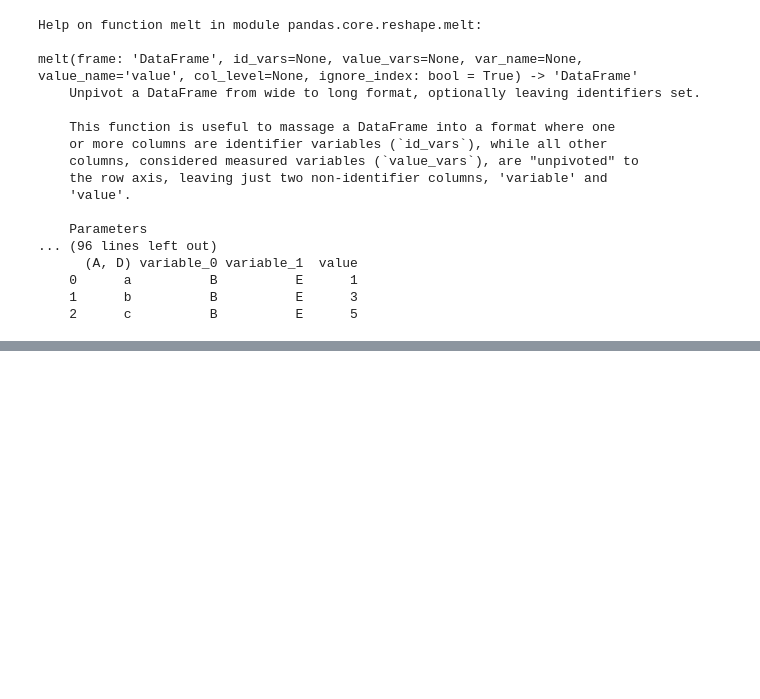
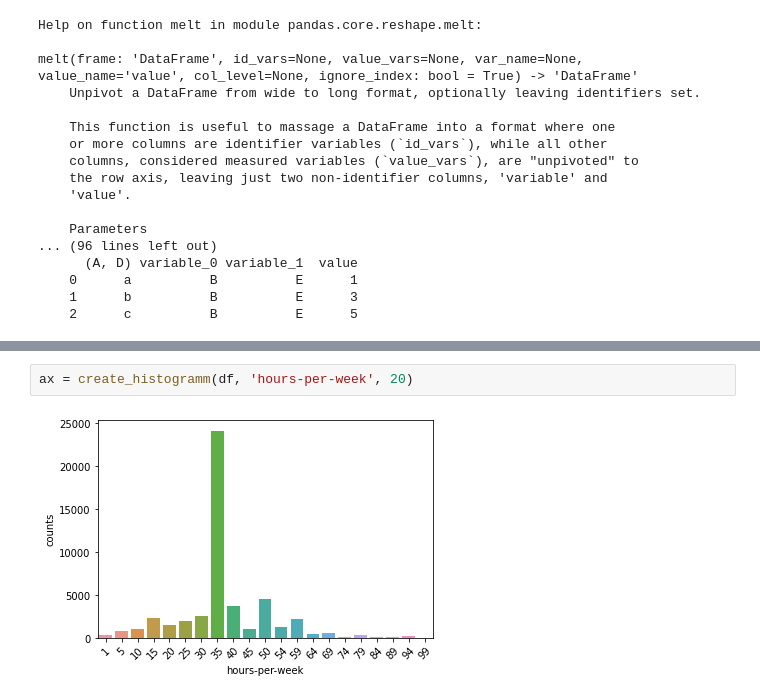
Before and after one commit to mraahemi/Bias_analyzer, a Jupyter notebook: notebooks/AdultDataset.ipynb, the cells around one changed output, grey strips where cells are left out. Drawn from its saved outputs; the diff is of its cells as text; blank space fills up the shorter version.

```diff
--- a/notebooks/AdultDataset.ipynb
+++ b/notebooks/AdultDataset.ipynb
@@ -208,0 +173,4 @@ AttributeError: module 'numpy' has no attribute 'hist'
+# %%
+ax = create_histogramm(df, 'hours-per-week', 20)
+# %% [output]
+[figure, added]
```
Also changed, not shown: parts of 53 cells of this notebook, 7 other files.
